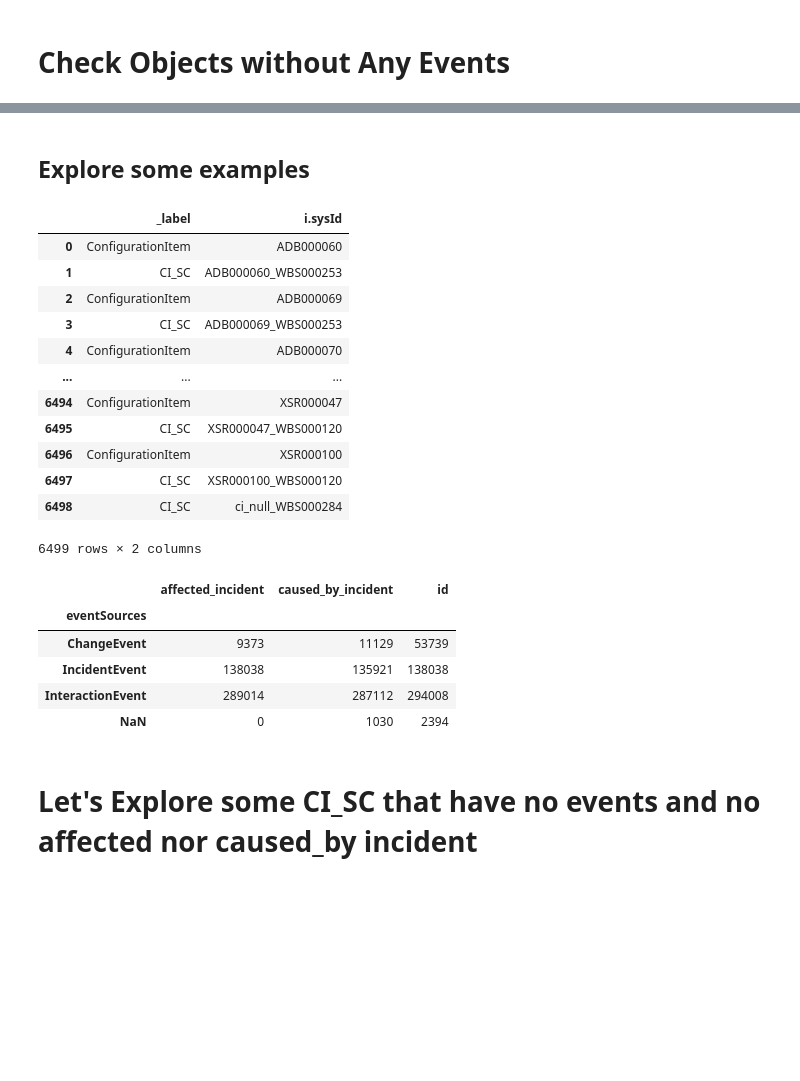
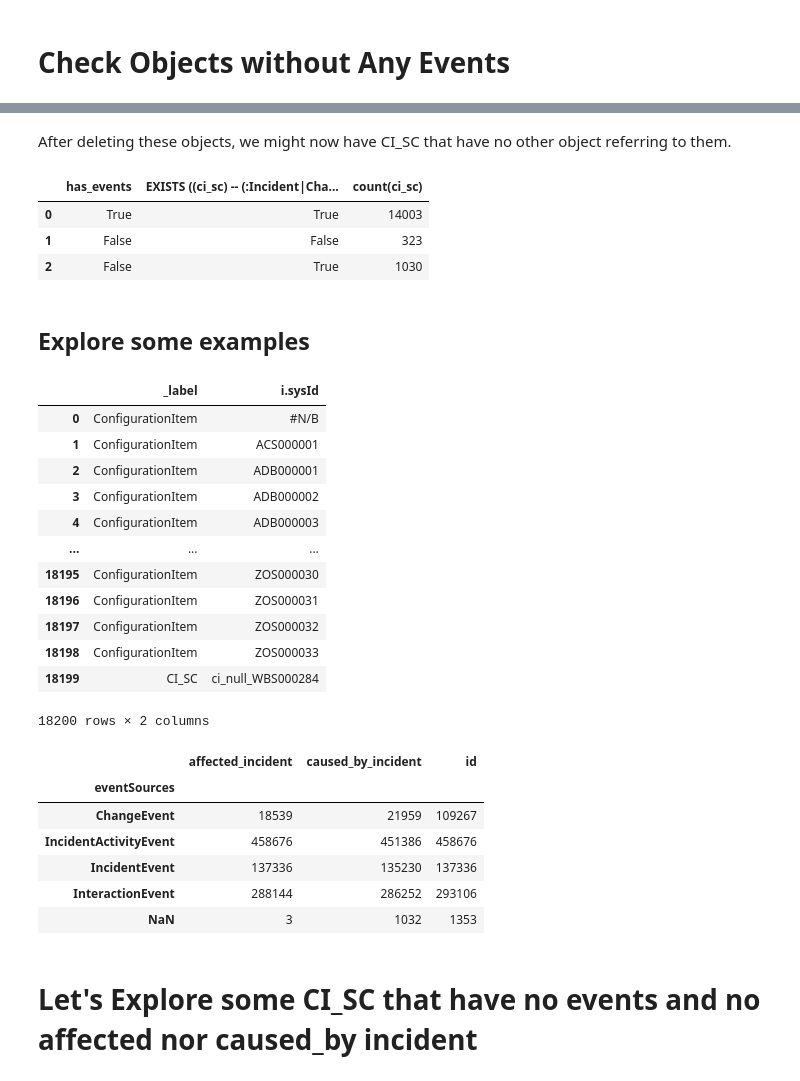
Before and after one commit to Ava-S/EKG_BPIC2014_Notebook, a Jupyter notebook: 1_1_analysis_objects_without_events.ipynb, the cells around one changed output, grey strips where cells are left out. Drawn from its saved outputs; the diff is of its cells as text; code cells hidden in the pictures; blank space fills up the shorter version.

```diff
--- a/0_2_analysis_objects_without_events.ipynb
+++ b/1_1_analysis_objects_without_events.ipynb
@@ -74,0 +74,13 @@ table
+# %%
+
+labels = ['Incident', 'Interaction', 'Change']
+
+query = '''
+    MATCH (o) - [:IS_OF_TYPE] -> (ot:ObjectType)
+    WHERE ot.objectType in $labels AND NOT EXISTS((o) <- [] - (:Event))
+    DETACH DELETE o
+'''
+query = Query(query_str=query,
+              parameters={'labels': labels})
+
+pd.DataFrame(db_connection.exec_query(query))
@@ -75,28 +113,41 @@ table
+# %% [markdown]
+After deleting these objects, we might now have CI_SC that have no other object referring to them.
+# %%
+query = '''MATCH (ci_sc:CI_SC)
+RETURN EXISTS((ci_sc) <- [] - (:Event)) as has_events, EXISTS ((ci_sc) -- (:Incident|Change|Interaction)), count(ci_sc)'''
+
+pd.DataFrame(db_connection.exec_query(query))
+# %% [output]
+|  | has_events | EXISTS ((ci_sc) -- (:Incident|Cha... | count(ci_sc) |
+| 0 | True | True | 14003 |
+| 1 | False | False | 323 |
+| 2 | False | True | 1030 |
 # %% [markdown]
 ## Explore some examples
 # %%
 query = '''
-    MATCH (i)
-    WHERE not 'Event'  in labels(i) and not 'Log' in labels(i) and not 'Record' in labels(i) and not 'KnowledgeDocument' in labels(i) AND NOT EXISTS((i) <- [] - (:Event))
+
+    MATCH (i) - [:IS_OF_TYPE] -> (ot:ObjectType)
+    WHERE not 'KnowledgeDocument' in labels(i) AND NOT EXISTS((i) <- [] - (:Event))
     RETURN labels(i)[0] as _label, i.sysId ORDER BY i.sysId
 '''
 
 df_result = pd.DataFrame(db_connection.exec_query(query))
 df_result
 # %% [output]
 |  | _label | i.sysId |
-| 0 | ConfigurationItem | ADB000060 |
-| 1 | CI_SC | ADB000060_WBS000253 |
-| 2 | ConfigurationItem | ADB000069 |
-| 3 | CI_SC | ADB000069_WBS000253 |
-| 4 | ConfigurationItem | ADB000070 |
+| 0 | ConfigurationItem | #N/B |
+| 1 | ConfigurationItem | ACS000001 |
+| 2 | ConfigurationItem | ADB000001 |
+| 3 | ConfigurationItem | ADB000002 |
+| 4 | ConfigurationItem | ADB000003 |
 | ... | ... | ... |
-| 6494 | ConfigurationItem | XSR000047 |
-| 6495 | CI_SC | XSR000047_WBS000120 |
-| 6496 | ConfigurationItem | XSR000100 |
-| 6497 | CI_SC | XSR000100_WBS000120 |
-| 6498 | CI_SC | ci_null_WBS000284 |
+| 18195 | ConfigurationItem | ZOS000030 |
+| 18196 | ConfigurationItem | ZOS000031 |
+| 18197 | ConfigurationItem | ZOS000032 |
+| 18198 | ConfigurationItem | ZOS000033 |
+| 18199 | CI_SC | ci_null_WBS000284 |
-6499 rows × 2 columns
+18200 rows × 2 columns
 # %%
 query = '''
     MATCH (i:CI_SC)
@@ -112,10 +163,11 @@ table
 # %% [output]
 |  | affected_incident | caused_by_incident | id |
 | eventSources |  |  |  |
-| ChangeEvent | 9373 | 11129 | 53739 |
-| IncidentEvent | 138038 | 135921 | 138038 |
-| InteractionEvent | 289014 | 287112 | 294008 |
-| NaN | 0 | 1030 | 2394 |
+| ChangeEvent | 18539 | 21959 | 109267 |
+| IncidentActivityEvent | 458676 | 451386 | 458676 |
+| IncidentEvent | 137336 | 135230 | 137336 |
+| InteractionEvent | 288144 | 286252 | 293106 |
+| NaN | 3 | 1032 | 1353 |
 # %% [markdown]
 # Let's Explore some CI_SC that have no events and no affected nor caused_by incident
 # %%
```
Also changed, not shown: parts of 8 cells of this notebook.
